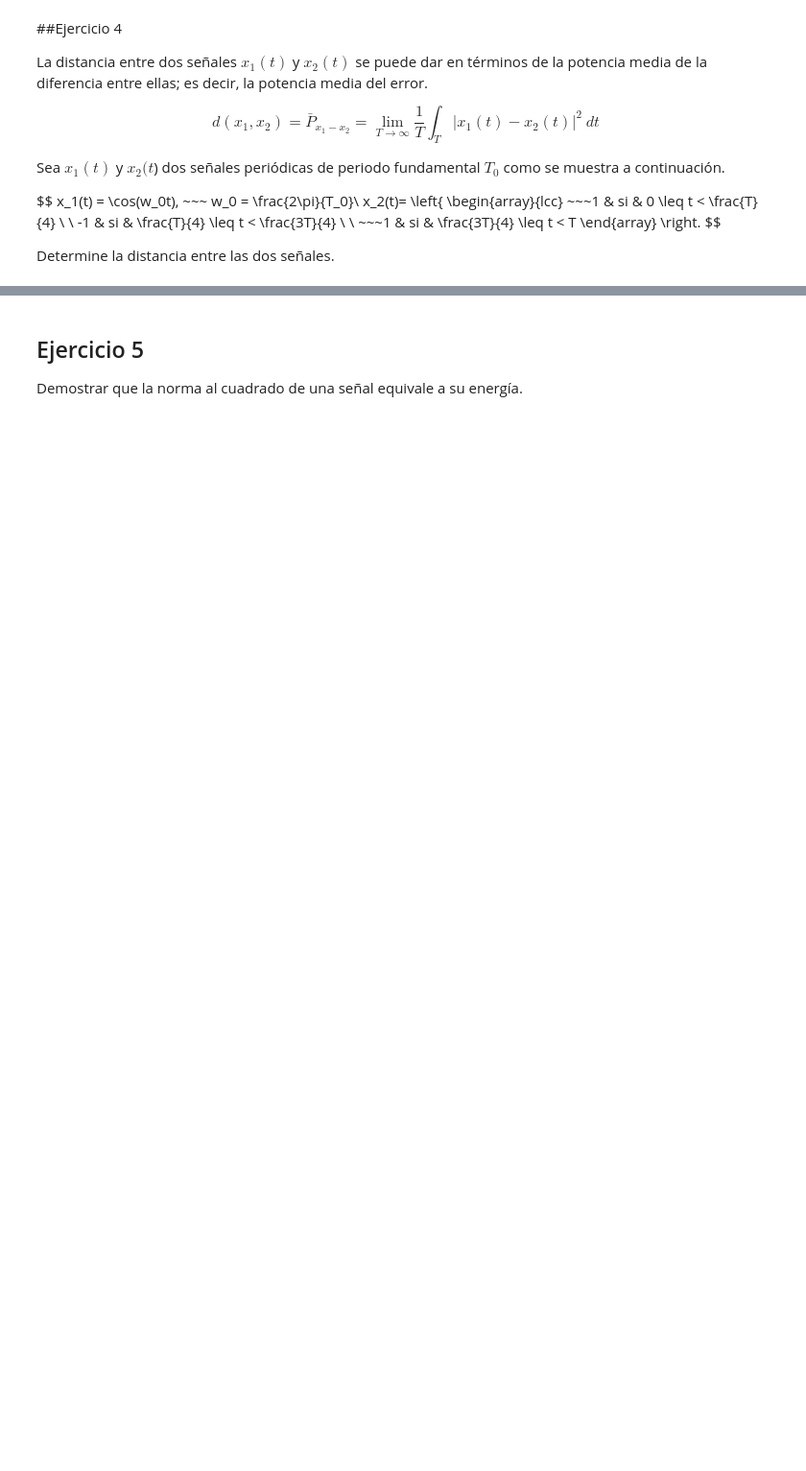
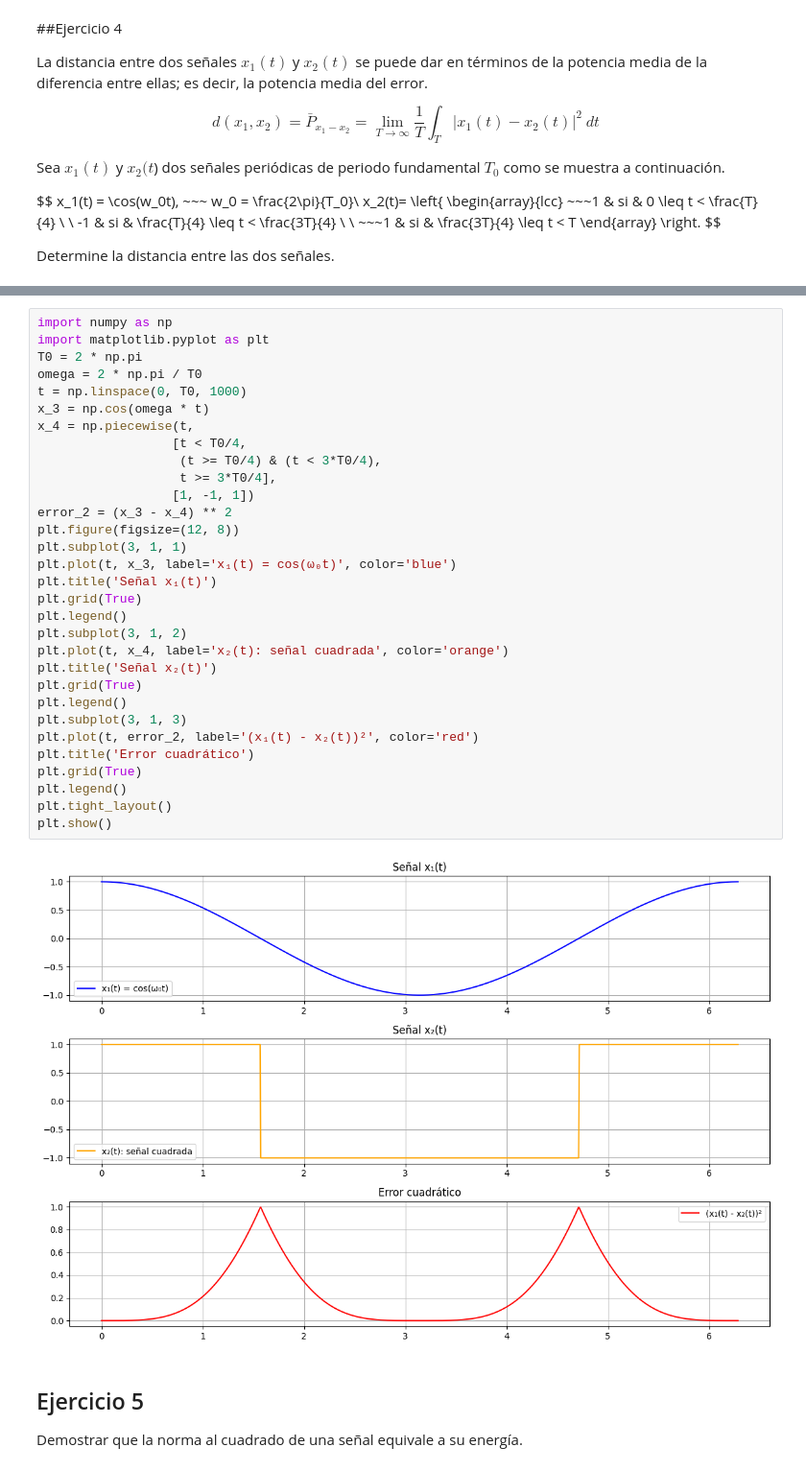
Before and after one commit to Cralzatec/SenalesSistemas, a Jupyter notebook: Cuaderno_5.ipynb, the cells around one changed output, grey strips where cells are left out. Shown at 96% size. Saved outputs shown, nothing was run; the diff lists cells and outputs as text; blank space fills up the shorter version.

```diff
--- a/Cuaderno_5.ipynb
+++ b/Cuaderno_5.ipynb
@@ -375,3 +449,36 @@ Determine la distancia entre las dos señales.
+# %%
+import numpy as np
+import matplotlib.pyplot as plt
+T0 = 2 * np.pi
+omega = 2 * np.pi / T0
+t = np.linspace(0, T0, 1000)
+x_3 = np.cos(omega * t)
+x_4 = np.piecewise(t,
+                  [t < T0/4,
+                   (t >= T0/4) & (t < 3*T0/4),
+                   t >= 3*T0/4],
+                  [1, -1, 1])
+error_2 = (x_3 - x_4) ** 2
+plt.figure(figsize=(12, 8))
+plt.subplot(3, 1, 1)
+plt.plot(t, x_3, label='x₁(t) = cos(ω₀t)', color='blue')
+plt.title('Señal x₁(t)')
+plt.grid(True)
+plt.legend()
+plt.subplot(3, 1, 2)
+plt.plot(t, x_4, label='x₂(t): señal cuadrada', color='orange')
+plt.title('Señal x₂(t)')
+plt.grid(True)
+plt.legend()
+plt.subplot(3, 1, 3)
+plt.plot(t, error_2, label='(x₁(t) - x₂(t))²', color='red')
+plt.title('Error cuadrático')
+plt.grid(True)
+plt.legend()
+plt.tight_layout()
+plt.show()
+# %% [output]
+[figure, added]
 # %% [markdown]
 ## Ejercicio 5
 
```
Also changed, not shown: parts of 12 cells of this notebook.
